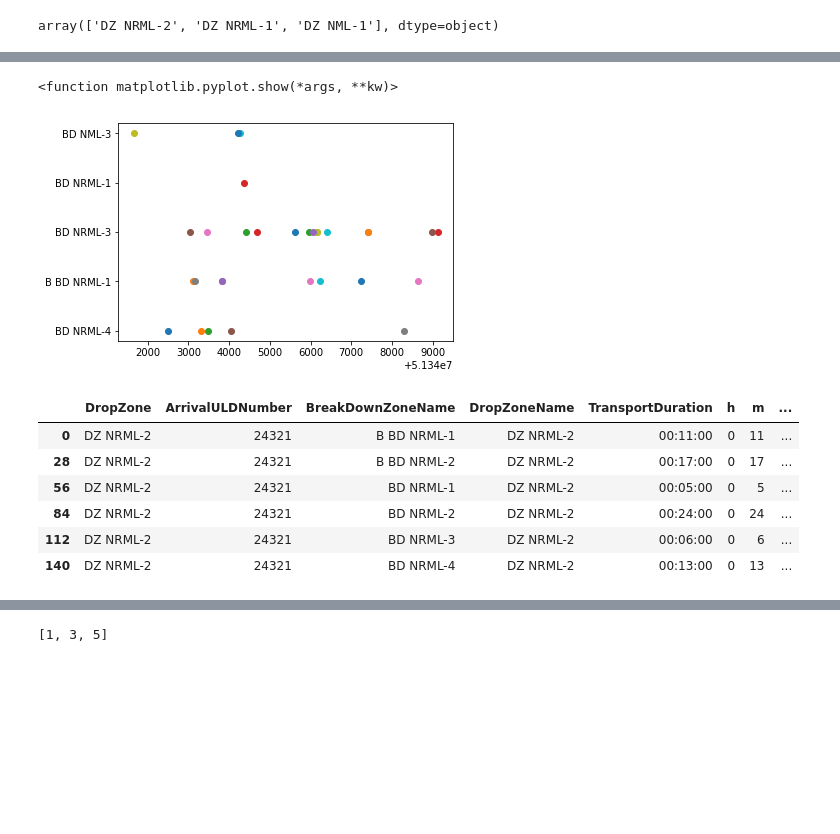
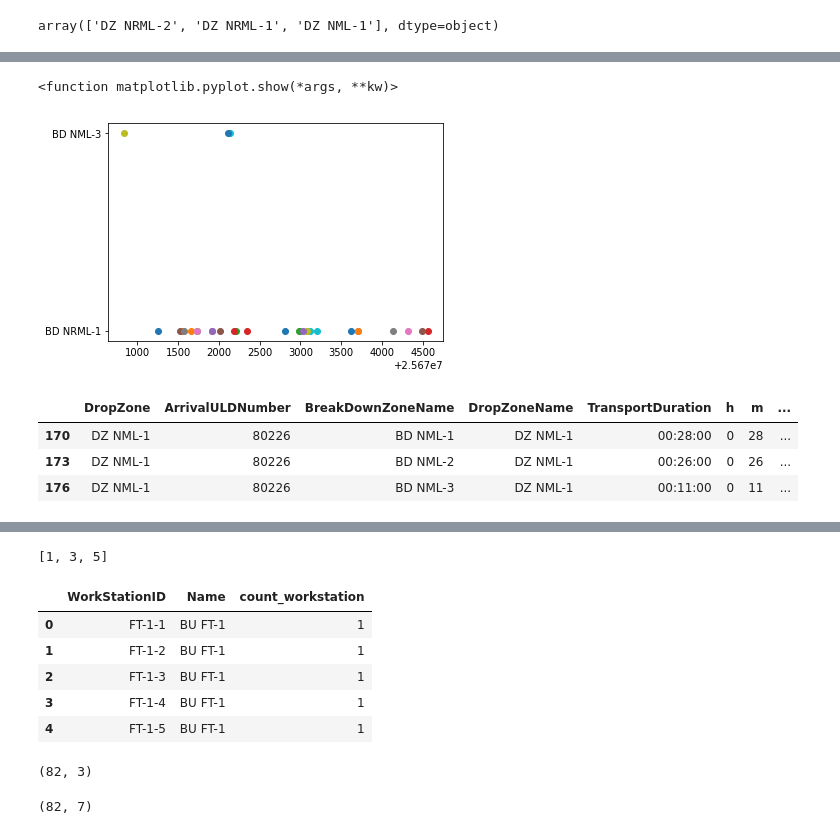
Before and after one commit to zanynik/rwth_opt, a Jupyter notebook: Gurobi - Air_Cargo_Time_Discreate_BU_zone.ipynb, the cells around one changed output, grey strips where cells are left out. Cells and saved outputs as stored; diff of their text form; code cells hidden in the pictures; blank space fills up the shorter version.

Commit message:
BU zone model

```diff
--- a/Gurobi - Air_Cargo_Time_Discreate_BU_zone.ipynb
+++ b/Gurobi - Air_Cargo_Time_Discreate_BU_zone.ipynb
@@ -310,7 +283,7 @@ for i in ArrivalULDNumber_list:
     arrival_time_each_uld = list(new_check['Shipment_arrival_time_minutes'].unique())[0]
     transport_time_each_bd_zone = list(new_check['m'].unique())[0]
         #for k in range(shipment_arrival_duation_minutes_loop):
-    model.addConstr(quicksum((c-df_merge1[df_merge1.BreakDownZoneName==b].iloc[0]['m'])*x[i,b,c] for b in BreakDownZoneName_list1 for c in range((min(list(df_merge1[df_merge1.BreakDownZoneName==b]['Shipment_arrival_time_minutes'].unique())) + (int((shipment_arrival_time_minutes_loop-min(list(df_merge1[df_merge1.BreakDownZoneName==b]['Shipment_arrival_time_minutes'].unique())))/(df_merge1[df_merge1.BreakDownZoneName==b].iloc[0]['handling_m']))*(df_merge1[df_merge1.BreakDownZoneName==b].iloc[0]['handling_m']))), (min(list(df_merge1[df_merge1.BreakDownZoneName==b]['Shipment_arrival_time_minutes'].unique())) + (int((shipment_arrival_time_minutes_loop-min(list(df_merge1[df_merge1.BreakDownZoneName==b]['Shipment_arrival_time_minutes'].unique())))/(df_merge1[df_merge1.BreakDownZoneName==b].iloc[0]['handling_m']))*(df_merge1[df_merge1.BreakDownZoneName==b].iloc[0]['handling_m']))) +shipment_arrival_duation_minutes_loop, df_merge1[df_merge1.BreakDownZoneName==b].iloc[0]['handling_m'])) >= arrival_time_each_uld)
+    model.addConstr(quicksum((c-df_merge1[df_merge1.BreakDownZoneName==b].iloc[0]['m'])*x[i,b,c] for b in BreakDownZoneName_list1 for c in range((shipment_arrival_time_minutes_loop + (df_merge1[df_merge1.BreakDownZoneName==b].iloc[0]['handling_m'] - (shipment_arrival_time_minutes_loop%min(list(df_merge1[df_merge1.BreakDownZoneName==b]['Shipment_arrival_time_minutes'].unique()))))), (shipment_arrival_time_minutes_loop + (df_merge1[df_merge1.BreakDownZoneName==b].iloc[0]['handling_m'] - (shipment_arrival_time_minutes_loop%min(list(df_merge1[df_merge1.BreakDownZoneName==b]['Shipment_arrival_time_minutes'].unique())))))+shipment_arrival_duation_minutes_loop, df_merge1[df_merge1.BreakDownZoneName==b].iloc[0]['handling_m'])) >= arrival_time_each_uld)
 # %%
 for j in BreakDownZoneName_list:
         #print(int(i),str(j))
@@ -328,13 +301,11 @@ for j in BreakDownZoneName_list:
         uld_list1=[]
         uld_list2=[]
         for i in uld_break:
-            if(t in range((min_time + (int((new_check[new_check.ArrivalULDNumber==i].iloc[0]['Shipment_arrival_time_minutes']-min_time)/df_merge1[df_merge1.BreakDownZoneName==j].iloc[0]['handling_m'])*df_merge1[df_merge1.BreakDownZoneName==j].iloc[0]['handling_m'])), (min_time + (int((new_check[new_check.ArrivalULDNumber==i].iloc[0]['Shipment_arrival_time_minutes']-min_time)/df_merge1[df_merge1.BreakDownZoneName==j].iloc[0]['handling_m'])*df_merge1[df_merge1.BreakDownZoneName==j].iloc[0]['handling_m']))+shipment_arrival_duation_minutes_loop, df_merge1[df_merge1.BreakDownZoneName==j].iloc[0]['handling_m'])):#new_check[new_check.ArrivalULDNumber==i].iloc[0]['Shipment_departure_time_minutes'])):
+            if(t in range((new_check[new_check.ArrivalULDNumber==i].iloc[0]['Shipment_arrival_time_minutes'] + (df_merge1[df_merge1.BreakDownZoneName==j].iloc[0]['handling_m'] - (new_check[new_check.ArrivalULDNumber==i].iloc[0]['Shipment_arrival_time_minutes']%min(list(df_merge1[df_merge1.BreakDownZoneName==j]['Shipment_arrival_time_minutes'].unique()))))), (new_check[new_check.ArrivalULDNumber==i].iloc[0]['Shipment_arrival_time_minutes'] + (df_merge1[df_merge1.BreakDownZoneName==j].iloc[0]['handling_m'] - (new_check[new_check.ArrivalULDNumber==i].iloc[0]['Shipment_arrival_time_minutes']%min(list(df_merge1[df_merge1.BreakDownZoneName==j]['Shipment_arrival_time_minutes'].unique())))))+shipment_arrival_duation_minutes_loop, df_merge1[df_merge1.BreakDownZoneName==j].iloc[0]['handling_m'])):#new_check[new_check.ArrivalULDNumber==i].iloc[0]['Shipment_departure_time_minutes'])):
                 uld_list1.append(i)
-                #print(t,uld_list1)
         if(len(uld_list1)!=0):
+            #print(uld_list1)
             model.addConstr(quicksum(x[a,j,t] for a in uld_list1) <= cap)
-
-# Start time is (min_time + (int((new_check[new_check.ArrivalULDNumber==i].iloc[0]['Shipment_arrival_time_minutes']-min_time)/df_merge1[df_merge1.BreakDownZoneName==j].iloc[0]['handling_m'])*df_merge1[df_merge1.BreakDownZoneName==j].iloc[0]['handling_m']))
 #         for i in uld_break:
 #             if(t+handling_minutes in range(new_check[new_check.ArrivalULDNumber==i].iloc[0]['Shipment_arrival_time_minutes'], (new_check[new_check.ArrivalULDNumber==i].iloc[0]['Shipment_arrival_time_minutes']+60))):#new_check[new_check.ArrivalULDNumber==i].iloc[0]['Shipment_departure_time_minutes'])):
 #                      uld_list2.append(i)
@@ -381,7 +354,7 @@ for i in ArrivalULDNumber_list:
     shipment_arrival_duation_minutes_loop = list(new_check['one_hour_duration'].unique())[0] #list(new_check['Shipment_duration_minutes'].unique())[0]
     arrival_time_each_uld = list(new_check['Shipment_arrival_time_minutes'].unique())[0]
     transport_time_each_bd_zone = list(new_check['m'].unique())
-    obj += quicksum(c*x[i,b,c] for b in BreakDownZoneName_list1 for c in range((min(list(df_merge1[df_merge1.BreakDownZoneName==b]['Shipment_arrival_time_minutes'].unique())) + (int((shipment_arrival_time_minutes_loop-min(list(df_merge1[df_merge1.BreakDownZoneName==b]['Shipment_arrival_time_minutes'].unique())))/(df_merge1[df_merge1.BreakDownZoneName==b].iloc[0]['handling_m']))*(df_merge1[df_merge1.BreakDownZoneName==b].iloc[0]['handling_m']))), (min(list(df_merge1[df_merge1.BreakDownZoneName==b]['Shipment_arrival_time_minutes'].unique())) + (int((shipment_arrival_time_minutes_loop-min(list(df_merge1[df_merge1.BreakDownZoneName==b]['Shipment_arrival_time_minutes'].unique())))/(df_merge1[df_merge1.BreakDownZoneName==b].iloc[0]['handling_m']))*(df_merge1[df_merge1.BreakDownZoneName==b].iloc[0]['handling_m']))) +shipment_arrival_duation_minutes_loop, df_merge1[df_merge1.BreakDownZoneName==b].iloc[0]['handling_m']))
+    obj += quicksum(c*x[i,b,c] for b in BreakDownZoneName_list1 for c in range((shipment_arrival_time_minutes_loop + (df_merge1[df_merge1.BreakDownZoneName==b].iloc[0]['handling_m'] - (shipment_arrival_time_minutes_loop%min(list(df_merge1[df_merge1.BreakDownZoneName==b]['Shipment_arrival_time_minutes'].unique()))))), (shipment_arrival_time_minutes_loop + (df_merge1[df_merge1.BreakDownZoneName==b].iloc[0]['handling_m'] - (shipment_arrival_time_minutes_loop%min(list(df_merge1[df_merge1.BreakDownZoneName==b]['Shipment_arrival_time_minutes'].unique())))))+shipment_arrival_duation_minutes_loop, df_merge1[df_merge1.BreakDownZoneName==b].iloc[0]['handling_m']))
 #obj = x.sum()
 #model.setObjective(obj, GRB.MAXIMIZE)
 # %%
@@ -418,8 +390,8 @@ for i in ArrivalULDNumber_list:
         new_check = df_merge1[(df_merge1.ArrivalULDNumber==i) & (df_merge1.BreakDownZoneName==j)]
         shipment_arrival_time_minutes_loop = list(new_check['Shipment_arrival_time_minutes'].unique())[0]
         shipment_arrival_duation_minutes_loop = list(new_check['one_hour_duration'].unique())[0] #list(new_check['Shipment_duration_minutes'].unique())[0]
-        for k in range((min(list(df_merge1[df_merge1.BreakDownZoneName==j]['Shipment_arrival_time_minutes'].unique())) + (int((shipment_arrival_time_minutes_loop-min(list(df_merge1[df_merge1.BreakDownZoneName==j]['Shipment_arrival_time_minutes'].unique())))/(df_merge1[df_merge1.BreakDownZoneName==j].iloc[0]['handling_m']))*(df_merge1[df_merge1.BreakDownZoneName==j].iloc[0]['handling_m']))), (min(list(df_merge1[df_merge1.BreakDownZoneName==j]['Shipment_arrival_time_minutes'].unique())) + (int((shipment_arrival_time_minutes_loop-min(list(df_merge1[df_merge1.BreakDownZoneName==j]['Shipment_arrival_time_minutes'].unique())))/(df_merge1[df_merge1.BreakDownZoneName==j].iloc[0]['handling_m']))*(df_merge1[df_merge1.BreakDownZoneName==j].iloc[0]['handling_m']))) +shipment_arrival_duation_minutes_loop, df_merge1[df_merge1.BreakDownZoneName==j].iloc[0]['handling_m']):
-            if x[i,j,k].x > 0.5:
+        for k in range(shipment_arrival_duation_minutes_loop):
+            if x[i,j,(shipment_arrival_time_minutes_loop+k)].x > 0.5:
                 #print(k)
-                print("DZ", i, "assigned to BD", j, "at", k)
+                print("DZ", i, "assigned to BD", j, "at", (shipment_arrival_time_minutes_loop+k))
 # %% [output]
@@ -443,37 +399,34 @@ DZ 80226 assigned to BD BD NML-3 at 25672120
 # %%
 # visualize the optimal assignment
 for i in ArrivalULDNumber_list:
     BreakDownZoneName_list1 = list(df_merge1[df_merge1.ArrivalULDNumber==i]['BreakDownZoneName'])
     for j in BreakDownZoneName_list1:
         #print(int(i),str(j))
         new_check = df_merge1[(df_merge1.ArrivalULDNumber==i) & (df_merge1.BreakDownZoneName==j)]
         shipment_arrival_time_minutes_loop = list(new_check['Shipment_arrival_time_minutes'].unique())[0]
         shipment_arrival_duation_minutes_loop = list(new_check['one_hour_duration'].unique())[0] #list(new_check['Shipment_duration_minutes'].unique())[0]
-        for k in range((min(list(df_merge1[df_merge1.BreakDownZoneName==j]['Shipment_arrival_time_minutes'].unique())) + (int((shipment_arrival_time_minutes_loop-min(list(df_merge1[df_merge1.BreakDownZoneName==j]['Shipment_arrival_time_minutes'].unique())))/(df_merge1[df_merge1.BreakDownZoneName==j].iloc[0]['handling_m']))*(df_merge1[df_merge1.BreakDownZoneName==j].iloc[0]['handling_m']))), (min(list(df_merge1[df_merge1.BreakDownZoneName==j]['Shipment_arrival_time_minutes'].unique())) + (int((shipment_arrival_time_minutes_loop-min(list(df_merge1[df_merge1.BreakDownZoneName==j]['Shipment_arrival_time_minutes'].unique())))/(df_merge1[df_merge1.BreakDownZoneName==j].iloc[0]['handling_m']))*(df_merge1[df_merge1.BreakDownZoneName==j].iloc[0]['handling_m']))) +shipment_arrival_duation_minutes_loop, df_merge1[df_merge1.BreakDownZoneName==j].iloc[0]['handling_m']):
-            if x[i,j,k].x > 0.5:
+        for k in range(shipment_arrival_duation_minutes_loop):
+            if x[i,j,(shipment_arrival_time_minutes_loop+k)].x > 0.5:
                 #print(k)
                 #print("DZ", i, "assigned to BD", j, "at", (shipment_arrival_time_minutes_loop+k))
                 plt.plot(shipment_arrival_time_minutes_loop+k, j, "o")
 # for j in range(m):
 #     plt.plot(1, j, "o")
 # for i in range(n):
 #     for j in range(m):
 #         if x[i,j].x > 0.5:
 #             plt.plot([0,1], [i,j], "k")# todo
 plt.show
 # %% [output]
 <function matplotlib.pyplot.show(*args, **kw)>
-[figure, old version]
+[figure, new version]
 # %%
-df_merge1[df_merge1.ArrivalULDNumber==24321]
+df_merge1[df_merge1.ArrivalULDNumber==80226]
 # %% [output]
 |  | DropZone | ArrivalULDNumber | BreakDownZoneName | DropZoneName | TransportDuration | h | m | ... |
-| 0 | DZ NRML-2 | 24321 | B BD NRML-1 | DZ NRML-2 | 00:11:00 | 0 | 11 | ... |
-| 28 | DZ NRML-2 | 24321 | B BD NRML-2 | DZ NRML-2 | 00:17:00 | 0 | 17 | ... |
-| 56 | DZ NRML-2 | 24321 | BD NRML-1 | DZ NRML-2 | 00:05:00 | 0 | 5 | ... |
-| 84 | DZ NRML-2 | 24321 | BD NRML-2 | DZ NRML-2 | 00:24:00 | 0 | 24 | ... |
-| 112 | DZ NRML-2 | 24321 | BD NRML-3 | DZ NRML-2 | 00:06:00 | 0 | 6 | ... |
-| 140 | DZ NRML-2 | 24321 | BD NRML-4 | DZ NRML-2 | 00:13:00 | 0 | 13 | ... |
+| 170 | DZ NML-1 | 80226 | BD NML-1 | DZ NML-1 | 00:28:00 | 0 | 28 | ... |
+| 173 | DZ NML-1 | 80226 | BD NML-2 | DZ NML-1 | 00:26:00 | 0 | 26 | ... |
+| 176 | DZ NML-1 | 80226 | BD NML-3 | DZ NML-1 | 00:11:00 | 0 | 11 | ... |
 # %%
 booking[booking.ArrivalULDNumber==80226]
 # %% [output]
@@ -617,0 +577,10 @@ list(range(1, 7, 2))
+# %%
+bu_zones_workstations['count_workstation'] = 1
+bu_zones_workstations.head()
+# %% [output]
+|  | WorkStationID | Name | count_workstation |
+| 0 | FT-1-1 | BU FT-1 | 1 |
+| 1 | FT-1-2 | BU FT-1 | 1 |
+| 2 | FT-1-3 | BU FT-1 | 1 |
+| 3 | FT-1-4 | BU FT-1 | 1 |
+| 4 | FT-1-5 | BU FT-1 | 1 |
@@ -617,0 +591,8 @@ list(range(1, 7, 2))
+# %%
+bu_zones_to_flight_all = pd.merge(bu_zones_to_flight_all, bu_zones, left_on='Name', right_on='Name')
+# %% [output]
+(82, 3)
+# %%
+bu_zones_to_flight_all.shape
+# %% [output]
+(82, 7)
```
Also changed, not shown: parts of 43 cells of this notebook.
